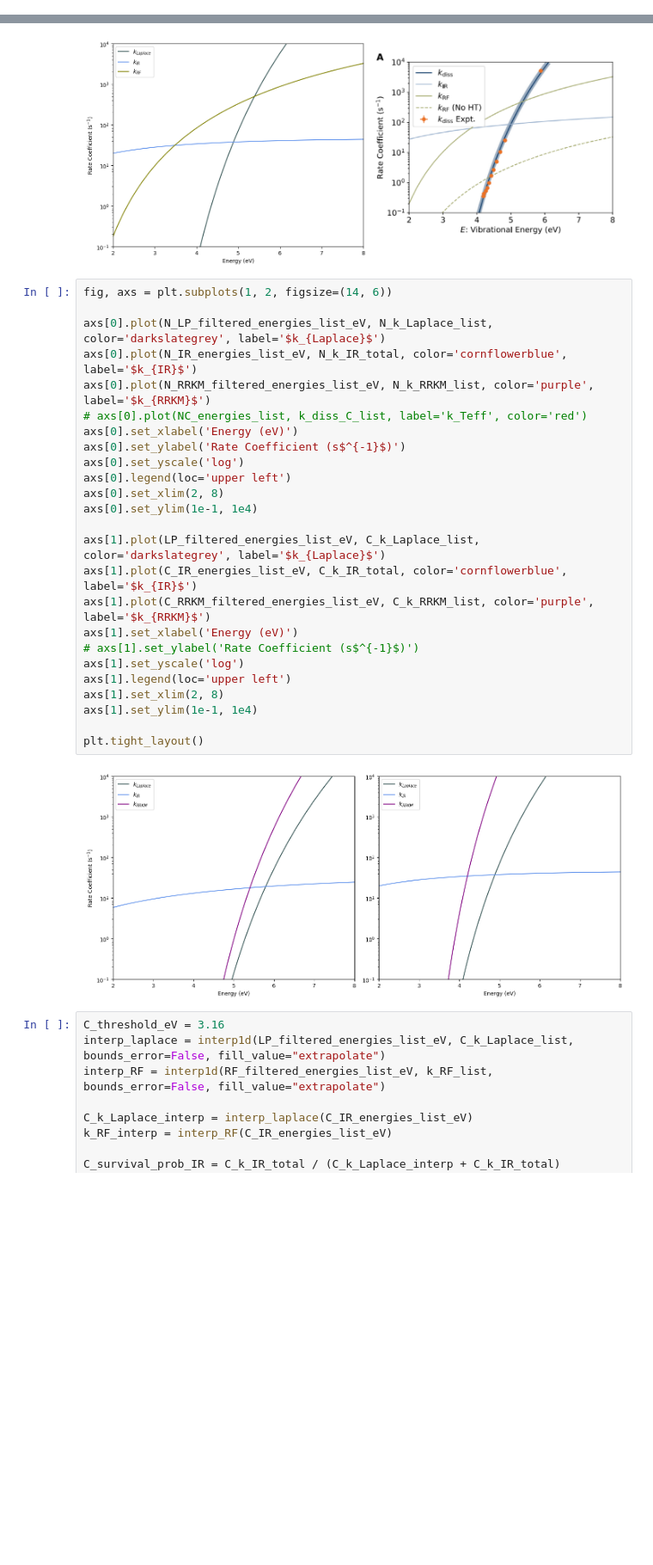
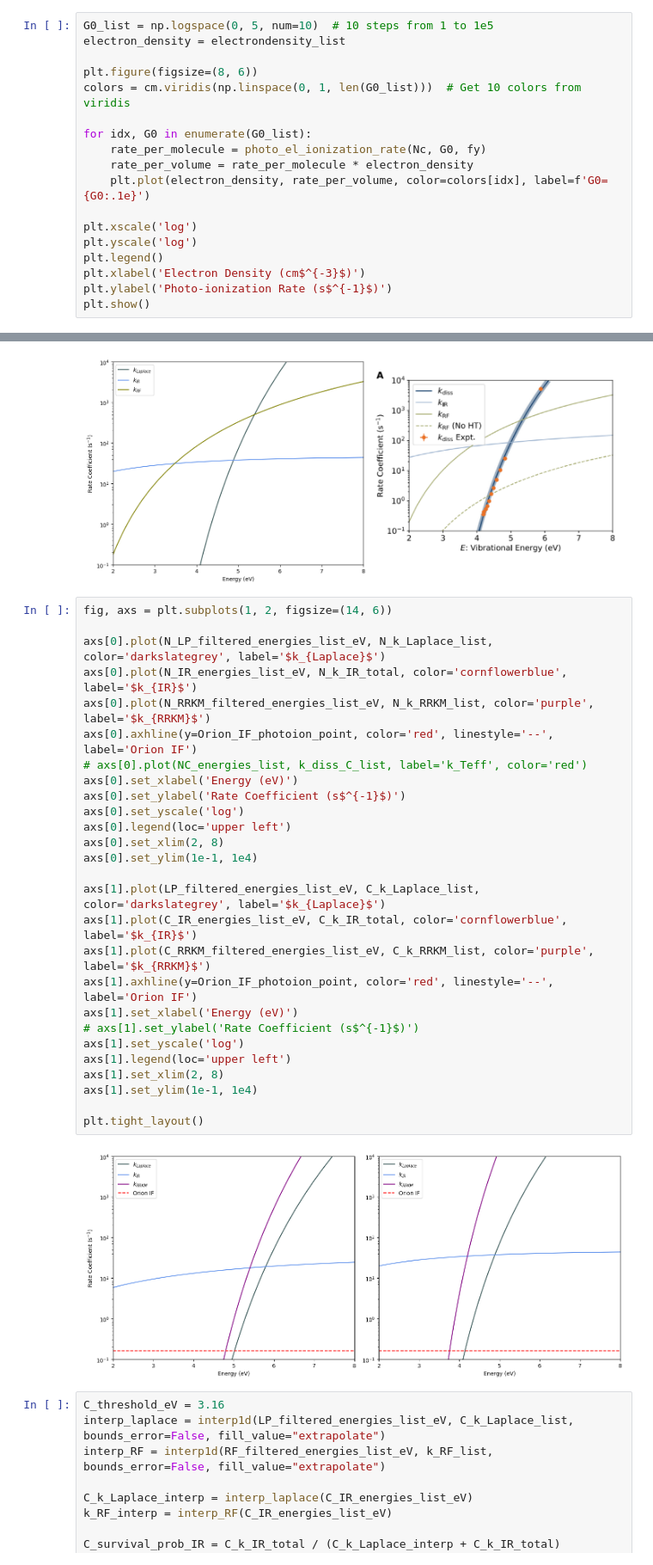
Before and after one commit to mustafa9812/Project-Cynap, a Jupyter notebook: scripts/calculations.ipynb, the cells around one changed output, grey strips where cells are left out. Shown: that part at 86% size. Drawn from its saved outputs; the diff is of its cells as text; blank space fills up the shorter version.

```diff
--- a/scripts/calculations.ipynb
+++ b/scripts/calculations.ipynb
@@ -75,0 +127,18 @@ Neutral fraction: 0.9999415659147419 which is the ratio of neutral to ionized PA
+# %%
+G0_list = np.logspace(0, 5, num=10)  # 10 steps from 1 to 1e5
+electron_density = electrondensity_list
+
+plt.figure(figsize=(8, 6))
+colors = cm.viridis(np.linspace(0, 1, len(G0_list)))  # Get 10 colors from viridis
+
+for idx, G0 in enumerate(G0_list):
+    rate_per_molecule = photo_el_ionization_rate(Nc, G0, fy)
+    rate_per_volume = rate_per_molecule * electron_density
+    plt.plot(electron_density, rate_per_volume, color=colors[idx], label=f'G0={G0:.1e}')
+
+plt.xscale('log')
+plt.yscale('log')
+plt.legend()
+plt.xlabel('Electron Density (cm$^{-3}$)')
+plt.ylabel('Photo-ionization Rate (s$^{-1}$)')
+plt.show()
@@ -693,30 +764,32 @@ plt.tight_layout()
 # %%
 fig, axs = plt.subplots(1, 2, figsize=(14, 6))
 
 axs[0].plot(N_LP_filtered_energies_list_eV, N_k_Laplace_list, color='darkslategrey', label='$k_{Laplace}$')
 axs[0].plot(N_IR_energies_list_eV, N_k_IR_total, color='cornflowerblue', label='$k_{IR}$')
 axs[0].plot(N_RRKM_filtered_energies_list_eV, N_k_RRKM_list, color='purple', label='$k_{RRKM}$')
+axs[0].axhline(y=Orion_IF_photoion_point, color='red', linestyle='--', label='Orion IF')
 # axs[0].plot(NC_energies_list, k_diss_C_list, label='k_Teff', color='red')
 axs[0].set_xlabel('Energy (eV)')
 axs[0].set_ylabel('Rate Coefficient (s$^{-1}$)')
 axs[0].set_yscale('log')
 axs[0].legend(loc='upper left')
 axs[0].set_xlim(2, 8)
 axs[0].set_ylim(1e-1, 1e4)
 
 axs[1].plot(LP_filtered_energies_list_eV, C_k_Laplace_list, color='darkslategrey', label='$k_{Laplace}$')
 axs[1].plot(C_IR_energies_list_eV, C_k_IR_total, color='cornflowerblue', label='$k_{IR}$')
 axs[1].plot(C_RRKM_filtered_energies_list_eV, C_k_RRKM_list, color='purple', label='$k_{RRKM}$')
+axs[1].axhline(y=Orion_IF_photoion_point, color='red', linestyle='--', label='Orion IF')
 axs[1].set_xlabel('Energy (eV)')
 # axs[1].set_ylabel('Rate Coefficient (s$^{-1}$)')
 axs[1].set_yscale('log')
 axs[1].legend(loc='upper left')
 axs[1].set_xlim(2, 8)
 axs[1].set_ylim(1e-1, 1e4)
 
 plt.tight_layout()
 # %% [output]
-[figure, old version]
+[figure, new version]
 # %%
 C_threshold_eV = 3.16
 interp_laplace = interp1d(LP_filtered_energies_list_eV, C_k_Laplace_list, bounds_error=False, fill_value="extrapolate")
```
Also changed, not shown: parts of 4 cells of this notebook, 1 other file.
